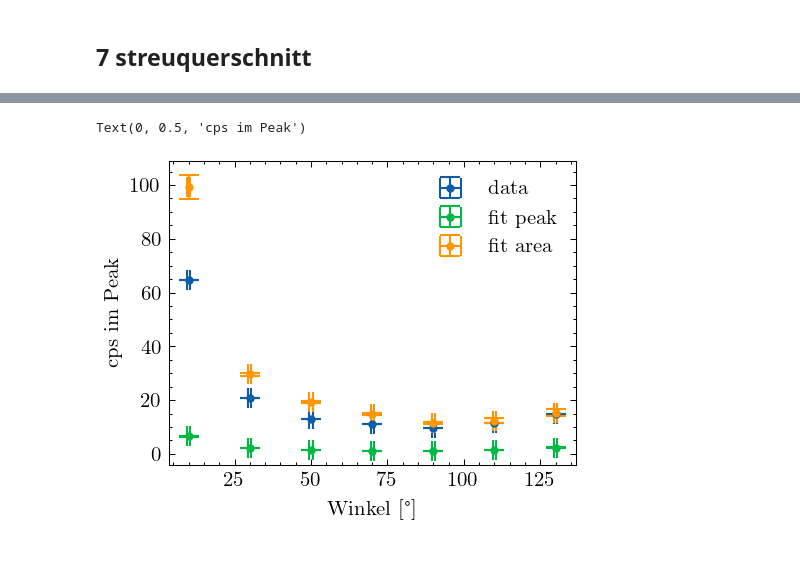
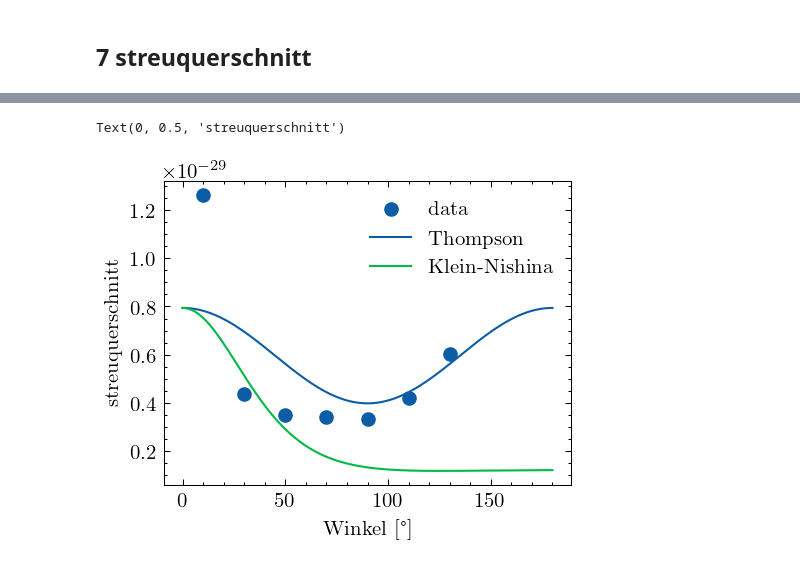
Before and after one commit to emhl/FP1, a Jupyter notebook: Compton.ipynb, the cells around one changed output, grey strips where cells are left out. Drawn from its saved outputs; the diff is of its cells as text; code cells hidden in the pictures.

Commit message:
calculate streuquerschnitt

```diff
--- a/Compton.ipynb
+++ b/Compton.ipynb
@@ -291,6 +291,8 @@ def electron_energy(initial_energy, angle):
     return initial_energy - photon_energy(initial_energy, angle)
 def compton_angle(initial_energy, angle):
     return np.arccos(1-2*photon_energy(initial_energy, angle)/initial_energy)
+def epsilon(angle):
+    return photon_energy(joule(kalib_energies[2].n), angle)/joule(kalib_energies[2].n)
 # %%
 phi = radian(180)
 kalib_sources = ['Co60','Co60', 'Cs137', 'Na22', 'Na22']
@@ -640,10 +642,9 @@ for w in streuwinkel:
 livetimes = unp.uarray(livetimes,0.05)
 # %%
 streu_querschnitt = []*len(streuwinkel)
-streu_qs_peak = []*len(streuwinkel)
 streu_qs_area = []*len(streuwinkel)
 plt.figure()
-print('Winkel \t Peak cps \t Fläche')
+print('Winkel \t Peak cps')
 # print('Winkel \t Peak cps \t u(Peak) \t Fläche \t u(Fläche)')
 for i in range(len(streu_data)):
     x,y = streu_data[i]['channel'],  unp.nominal_values(streu_data[i]['counts']/livetimes[i])
@@ -652,14 +653,13 @@ for i in range(len(streu_data)):
     c,pcov = curve_fit(gauss,x[peak-10:peak+10],y[peak-10:peak+10],p0=[x[peak],y[peak],x[peak+3]-x[peak-3]])
     perr = np.sqrt(np.diag(pcov))
     # print(f'{un.ufloat(c[0],np.sqrt(pcov[0,0])):S}keV')
-    print(f'{streuwinkel[i].n} \t {un_gauss(uf(c[0],perr[0]),uf(c[0],perr[0]),uf(c[1],perr[1]),uf(c[2],perr[2])):S} \t {gauss_area(uf(c[1],perr[1]),uf(c[2],perr[2])):S}')
+    print(f'{streuwinkel[i].n} \t {gauss_area(uf(c[1],perr[1]),uf(c[2],perr[2])):S}')
     # print(f'{streuwinkel[i].n} \t {un_gauss(uf(c[0],perr[0]),uf(c[0],perr[0]),uf(c[1],perr[1]),uf(c[2],perr[2])).n} \t {un_gauss(uf(c[0],perr[0]),uf(c[0],perr[0]),uf(c[1],perr[1]),uf(c[2],perr[2])).s} \t {gauss_area(uf(c[1],perr[1]),uf(c[2],perr[2])).n} \t {gauss_area(uf(c[1],perr[1]),uf(c[2],perr[2])).s}')
     plt.plot(xl,gauss(xl,*c),c='k',lw=0.5)
     plt.scatter(c[0],gauss(c[0],*c),c='k',s=10)
     plt.plot(x[peak-5:peak+7],y[peak-5:peak+7], label=f'{streuwinkel[i]:S}°',color=mapcolors(len(streu_data))[i])
 
     streu_querschnitt = np.append(streu_querschnitt, np.sum(y[peak-5:peak+7]))
-    streu_qs_peak = np.append(streu_qs_peak, un_gauss(uf(c[0],perr[0]),uf(c[0],perr[0]),uf(c[1],perr[1]),uf(c[2],perr[2])))
     streu_qs_area = np.append(streu_qs_area, gauss_area(uf(c[1],perr[1]),uf(c[2],perr[2])))
 plt.legend(bbox_to_anchor=(1.05, 1), loc='upper left', borderaxespad=0., ncol=1)
 plt.ylim(0,7)
@@ -682,13 +689,25 @@ Text(0.5, 0, 'Kanal')
+# %%
+def thompson(angle):
+    return radius(con.m_e)**2*(1+np.cos(angle)**2)/2
+
+def klein_nishina(angle):
+    # return radius(con.m_e)**2*(1+np.cos(angle)**2)**2/(2*(1+np.cos(angle)))
+    return radius(con.m_e)**2*epsilon(angle)**2*(epsilon(angle) +1/epsilon(angle)- np.sin(angle)**2)/2
 # %%
 # plt.scatter(unp.nominal_values(streuwinkel[1:]),unp.nominal_values(streu_querschnitt[1:]),label='data')
-plt.errorbar(unp.nominal_values(streuwinkel[1:]),unp.nominal_values(streu_querschnitt[1:]),unp.std_devs(streu_querschnitt[1:]),unp.std_devs(streuwinkel[1:]),fmt='.',label='data')
-plt.errorbar(unp.nominal_values(streuwinkel[1:]),unp.nominal_values(streu_qs_peak[1:]),unp.std_devs(streu_qs_peak[1:]),unp.std_devs(streuwinkel[1:]),fmt='.',label='fit peak')
-plt.errorbar(unp.nominal_values(streuwinkel[1:]),unp.nominal_values(streu_qs_area[1:]),unp.std_devs(streu_qs_area[1:]),unp.std_devs(streuwinkel[1:]),fmt='.',label='fit area')
+# plt.errorbar(unp.nominal_values(streuwinkel[1:]),unp.nominal_values(streu_querschnitt[1:]),unp.std_devs(streu_querschnitt[1:]),unp.std_devs(streuwinkel[1:]),fmt='.',label='data area')
+# plt.errorbar(unp.nominal_values(streuwinkel[1:]),unp.nominal_values(streu_qs_area[1:]),unp.std_devs(streu_qs_area[1:]),unp.std_devs(streuwinkel[1:]),fmt='.',label='fit area')
+plt.scatter(nv(streuwinkel[1:]),1.248e-31*nv(streu_qs_area[1:])/epsilon(np.deg2rad(nv(streuwinkel[1:]))),label='data')
+
+xl = np.linspace(0,180,500)
+plt.plot(xl,thompson(np.deg2rad(xl)),label='Thompson')
+# klein-nishina
+plt.plot(xl,klein_nishina(np.deg2rad(xl)),label='Klein-Nishina')
 
 plt.legend()
 
 plt.xlabel('Winkel [°]')
-plt.ylabel('cps im Peak')
+plt.ylabel('streuquerschnitt')
 # %% [output]
-Text(0, 0.5, 'cps im Peak')
+Text(0, 0.5, 'streuquerschnitt')
-[figure, old version]
+[figure, new version]
```
Also changed, not shown: parts of 9 cells of this notebook.
